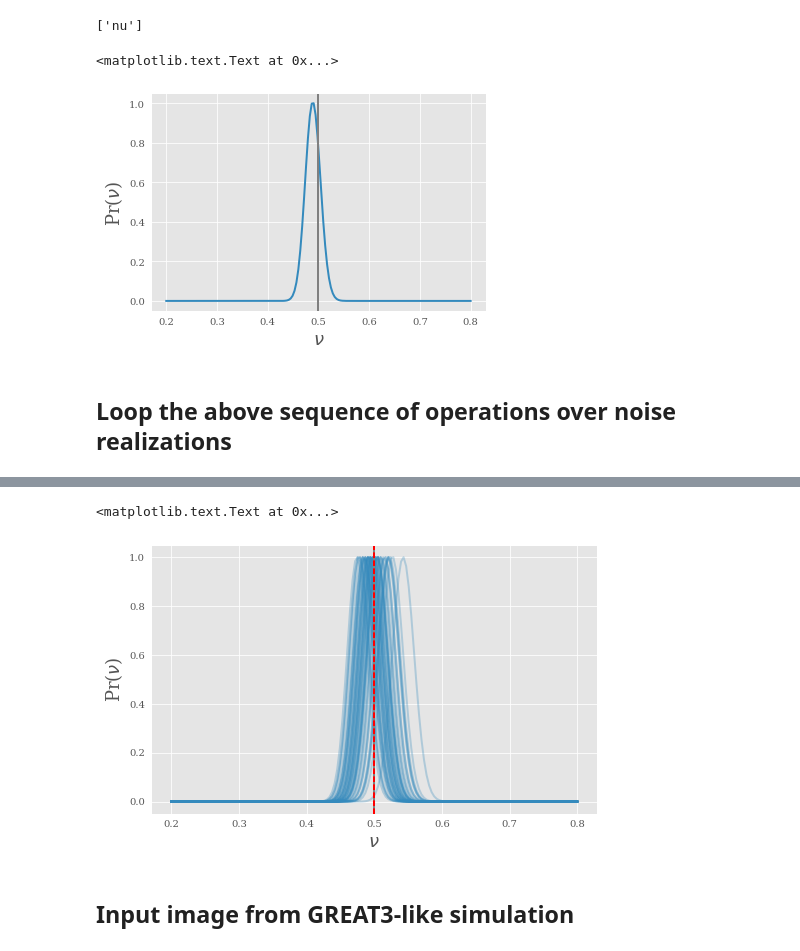
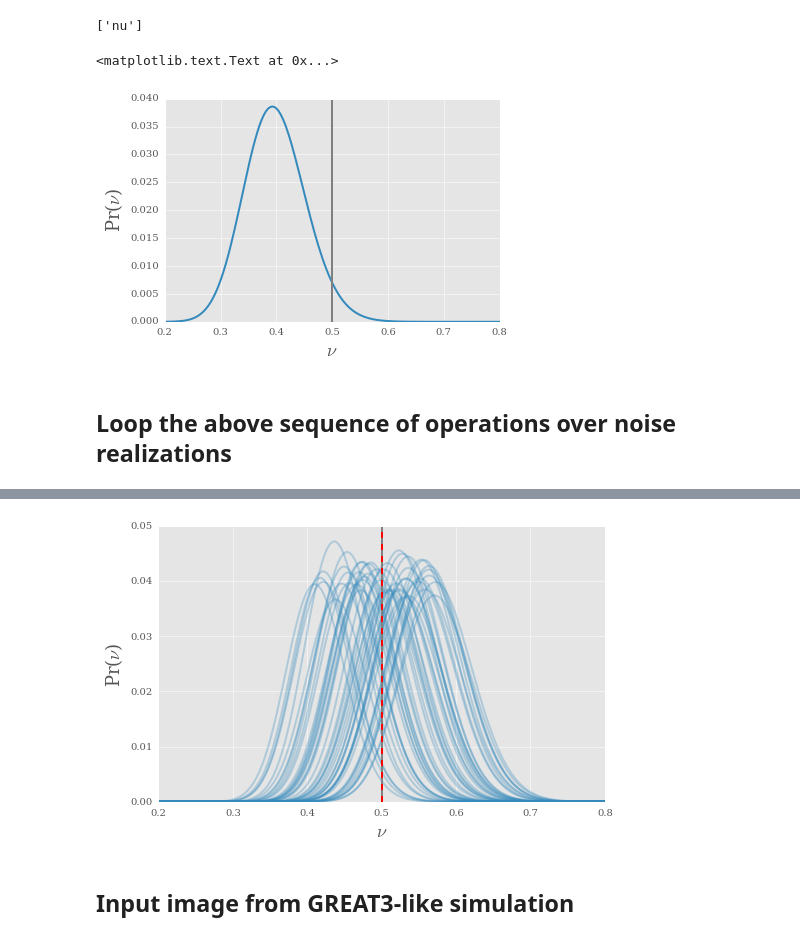
Before and after one commit to mdschneider/JIF, a Jupyter notebook: devel/debug_roaster_bias/roaster_bias_test.ipynb, the cells around one changed output, grey strips where cells are left out. Cells and saved outputs as stored; diff of their text form; code cells hidden in the pictures.

```diff
--- a/devel/debug_roaster_bias/roaster_bias_test.ipynb
+++ b/devel/debug_roaster_bias/roaster_bias_test.ipynb
@@ -63,13 +51,13 @@ nu = np.linspace(0.2, 0.8, 160)
 
 lnp = np.array([rstr([nu_i]) for nu_i in nu])
 # %%
-plt.plot(nu, np.exp(lnp - np.max(lnp)), color="#348ABD", alpha=1)
+plt.plot(nu, np.exp(lnp - np.max(lnp)*0.999), color="#348ABD", alpha=1)
 plt.axvline(0.5, color='grey')
 plt.xlabel(r"$\nu$", fontsize=18)
 plt.ylabel(r"Pr($\nu$)", fontsize=18)
 # %% [output]
 <matplotlib.text.Text at 0x...>
-[figure, old version]
+[figure, new version]
 # %% [markdown]
 ## Loop the above sequence of operations over noise realizations
 # %%
@@ -79,10 +67,11 @@ nu_ml = 0.0
 fig = plt.figure(figsize=(8, 8/1.618))
 for inoise in xrange(niter):
     images = rstr.render_model_images(nimages=1, nx=[80], ny=[80],
-                                      tel_names=['LSST'], psfs=['model'], noise_var=1.e2)
+                                      tel_names=['LSST'], psfs=['model'],
+                                      noise_var=1.e-7)
     lnp = np.array([rstr([nu_i]) for nu_i in nu])
     nu_ml += nu[np.argmax(lnp)]
-    plt.plot(nu, np.exp(lnp - np.max(lnp)), color="#348ABD", alpha=0.3)
+    plt.plot(nu, np.exp(lnp - np.max(lnp)*0.999), color="#348ABD", alpha=0.3)
 nu_ml /= niter
 plt.axvline(0.5, color='grey')
 plt.axvline(nu_ml, color='red', linestyle='dashed')
@@ -109,5 +82,4 @@ plt.ylabel(r"Pr($\nu$)", fontsize=18)
-<matplotlib.text.Text at 0x...>
-[figure, old version]
+[figure, new version]
 # %% [markdown]
 ## Input image from GREAT3-like simulation
 # %%
```
Also changed, not shown: parts of 13 cells of this notebook, 11 other files.
